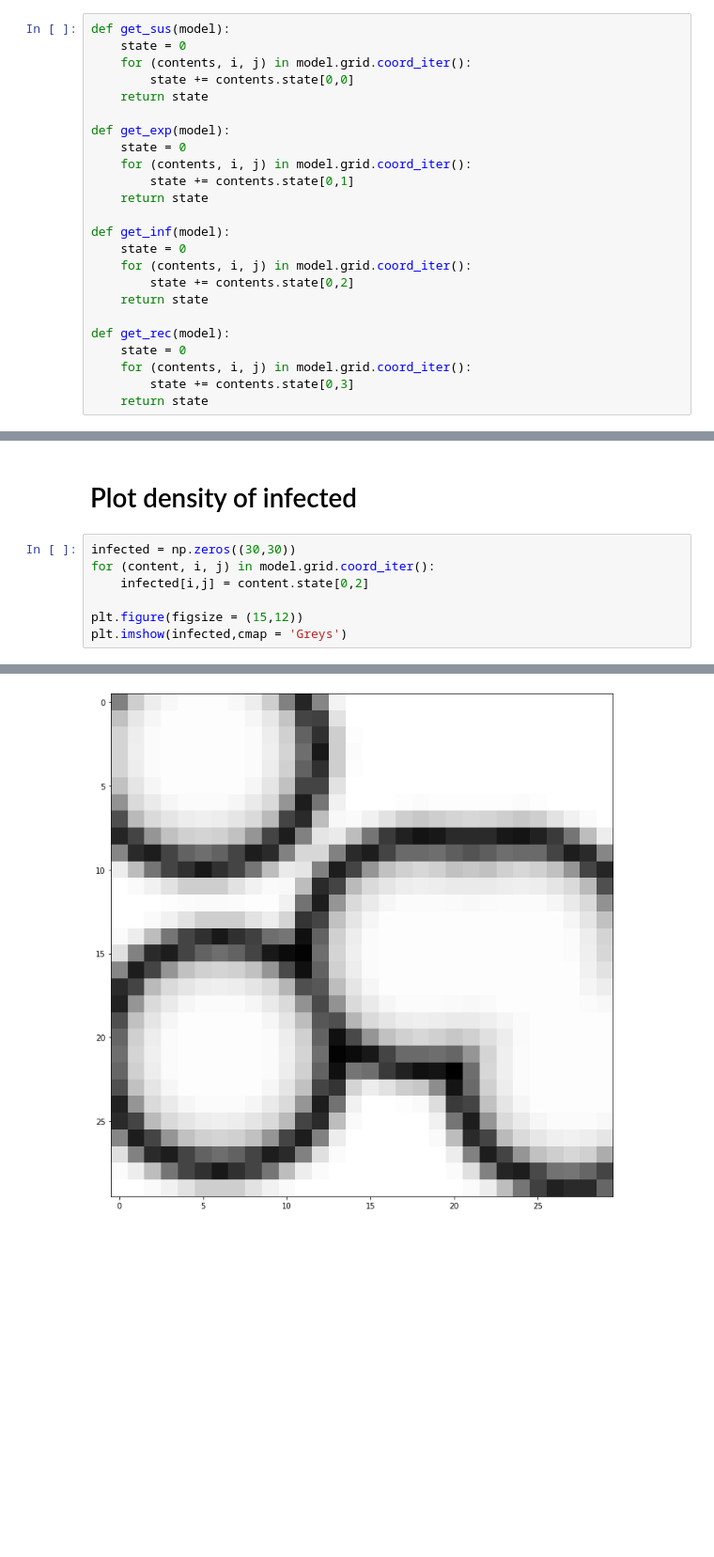
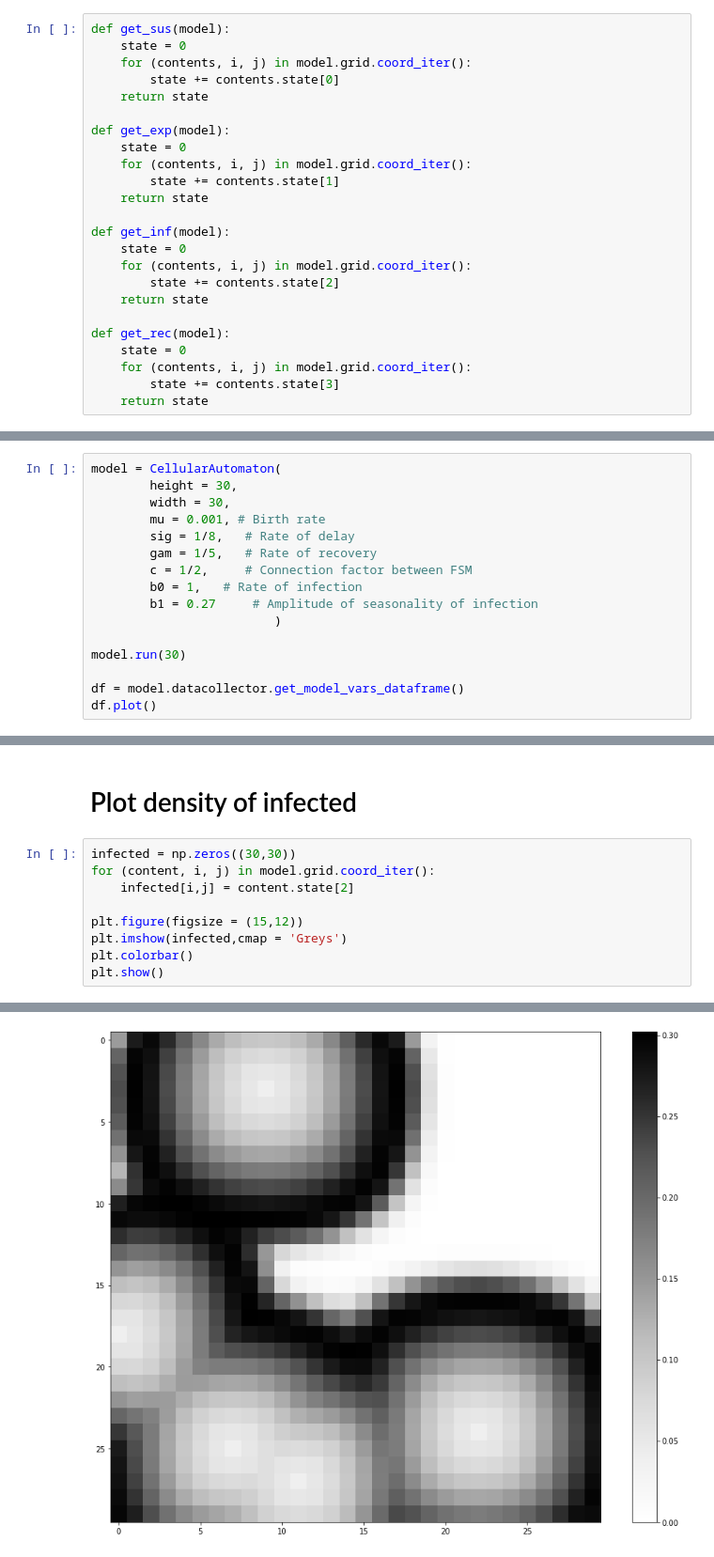
Before and after one commit to zzammuel/CSS, a Jupyter notebook: SEIR.ipynb, the cells around one changed output, grey strips where cells are left out. Shown at 94% size. Saved outputs shown, nothing was run; the diff lists cells and outputs as text; blank space fills up the shorter version.

```diff
--- a/SEIR.ipynb
+++ b/SEIR.ipynb
@@ -14,23 +19,23 @@ from mesa.visualization.ModularVisualization import ModularServer
 def get_sus(model):
     state = 0
     for (contents, i, j) in model.grid.coord_iter():
-        state += contents.state[0,0]
+        state += contents.state[0]
     return state
 
 def get_exp(model):
     state = 0
     for (contents, i, j) in model.grid.coord_iter():
-        state += contents.state[0,1]
+        state += contents.state[1]
     return state
 
 def get_inf(model):
     state = 0
     for (contents, i, j) in model.grid.coord_iter():
-        state += contents.state[0,2]
+        state += contents.state[2]
     return state
 
 def get_rec(model):
     state = 0
     for (contents, i, j) in model.grid.coord_iter():
-        state += contents.state[0,3]
+        state += contents.state[3]
     return state
@@ -142,0 +160,16 @@ df.plot()
+# %%
+model = CellularAutomaton(
+        height = 30,
+        width = 30,
+        mu = 0.001, # Birth rate
+        sig = 1/8,   # Rate of delay
+        gam = 1/5,   # Rate of recovery
+        c = 1/2,     # Connection factor between FSM
+        b0 = 1,   # Rate of infection
+        b1 = 0.27     # Amplitude of seasonality of infection
+                         )
+
+model.run(30)
+
+df = model.datacollector.get_model_vars_dataframe()
+df.plot()
@@ -145,8 +181,10 @@ df.plot()
 # %%
 infected = np.zeros((30,30))
 for (content, i, j) in model.grid.coord_iter():
-    infected[i,j] = content.state[0,2]
+    infected[i,j] = content.state[2]
 
 plt.figure(figsize = (15,12))
 plt.imshow(infected,cmap = 'Greys')
+plt.colorbar()
+plt.show()
 # %% [output]
@@ -154 +191 @@ plt.imshow(infected,cmap = 'Greys')
-[figure, old version]
+[figure, new version]
```
Also changed, not shown: parts of 14 cells of this notebook.
